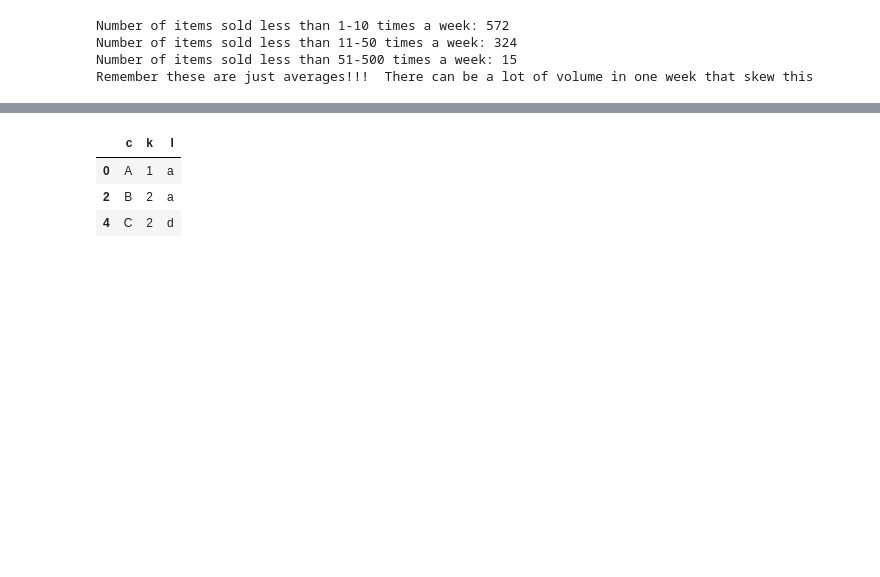
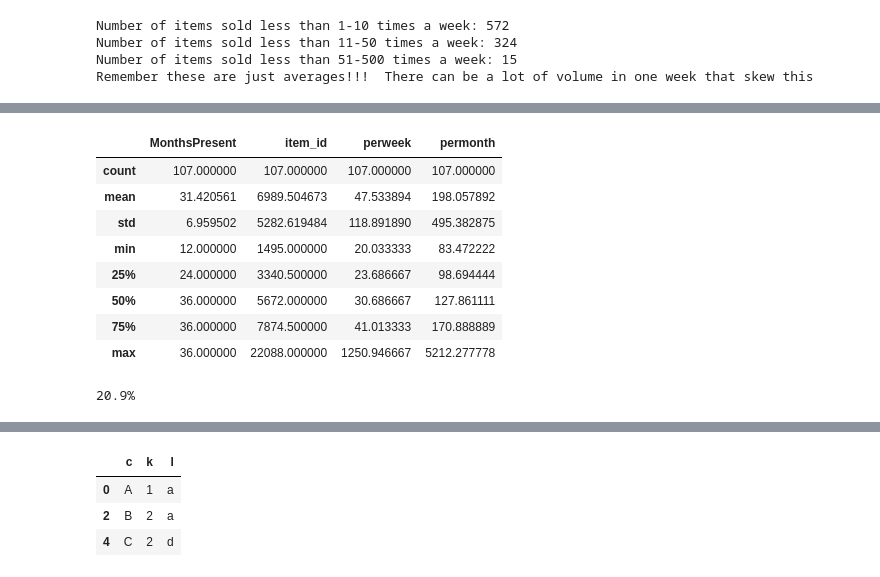
Before and after one commit to jamesoliver1981/Future_Sales, a Jupyter notebook: jupyter/EDA_Freq_Prods_overtime.ipynb, the cells around one changed output, grey strips where cells are left out. Cells and saved outputs as stored; diff of their text form; code cells hidden in the pictures; blank space fills up the shorter version.

```diff
--- a/jupyter/EDA_Freq_Prods_overtime.ipynb
+++ b/jupyter/EDA_Freq_Prods_overtime.ipynb
@@ -197,0 +224,22 @@ Remember these are just averages!!!  There can be a lot of volume in one week th
+# %%
+#of those high volume, how often are they sold
+high=reg_vol[reg_vol.perweek> 20]
+high.describe()
+# %% [output]
+|  | MonthsPresent | item_id | perweek | permonth |
+| count | 107.000000 | 107.000000 | 107.000000 | 107.000000 |
+| mean | 31.420561 | 6989.504673 | 47.533894 | 198.057892 |
+| std | 6.959502 | 5282.619484 | 118.891890 | 495.382875 |
+| min | 12.000000 | 1495.000000 | 20.033333 | 83.472222 |
+| 25% | 24.000000 | 3340.500000 | 23.686667 | 98.694444 |
+| 50% | 36.000000 | 5672.000000 | 30.686667 | 127.861111 |
+| 75% | 36.000000 | 7874.500000 | 41.013333 | 170.888889 |
+| max | 36.000000 | 22088.000000 | 1250.946667 | 5212.277778 |
+# %%
+#so there are only 1654 items that are sold every month... and these sell an average of 5 per week
+#there are then only 107 of 22k items which sell more than 20 per week, and these are mostly present in every week...
+
+#how much of the sales do these 20 products account for
+print("%.1f%%" % (100 * sum(high.perweek*150)/sum(train2.item_cnt_day)))
+# %% [output]
+20.9%
```
Also changed, not shown: parts of 12 cells of this notebook.
